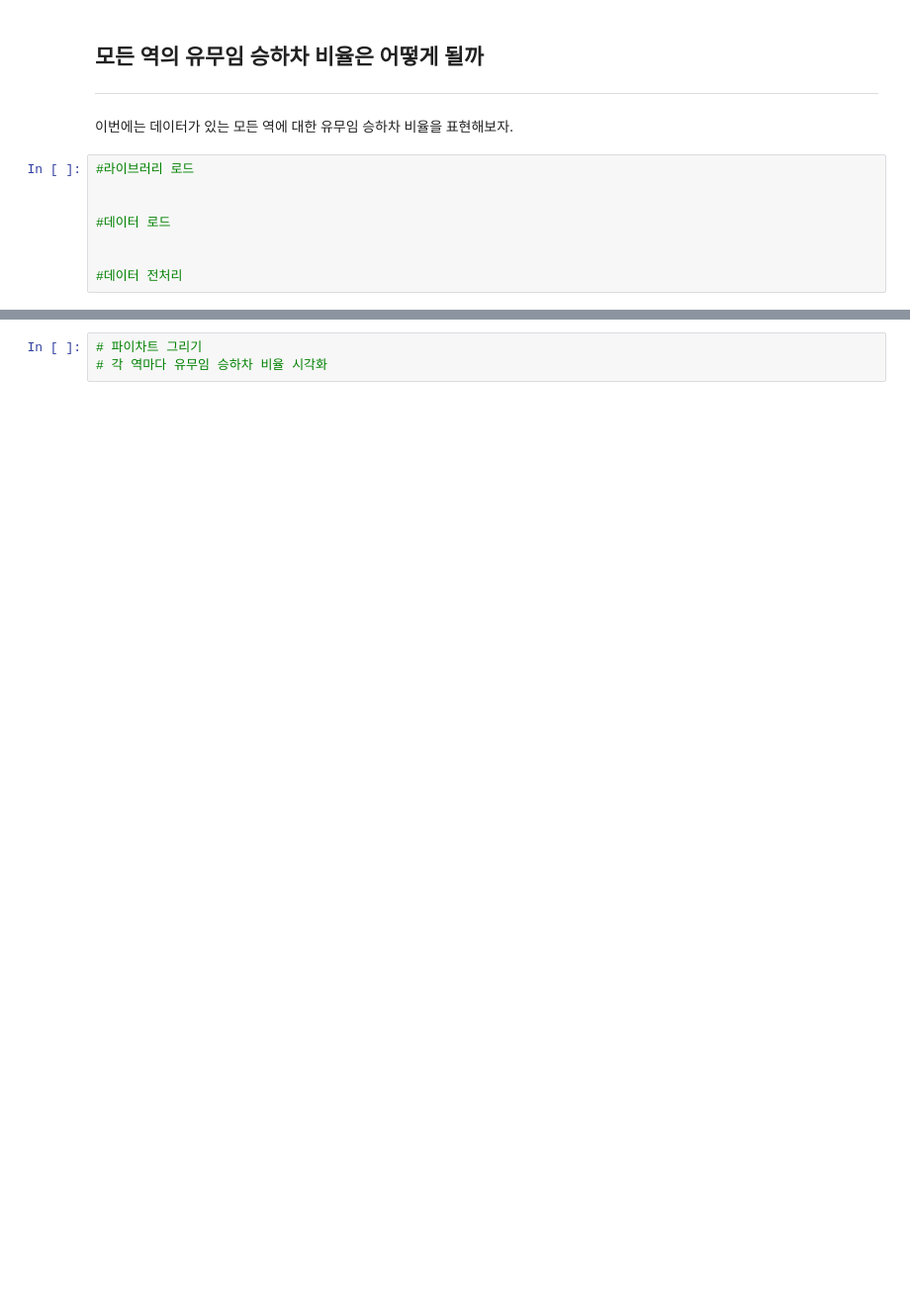
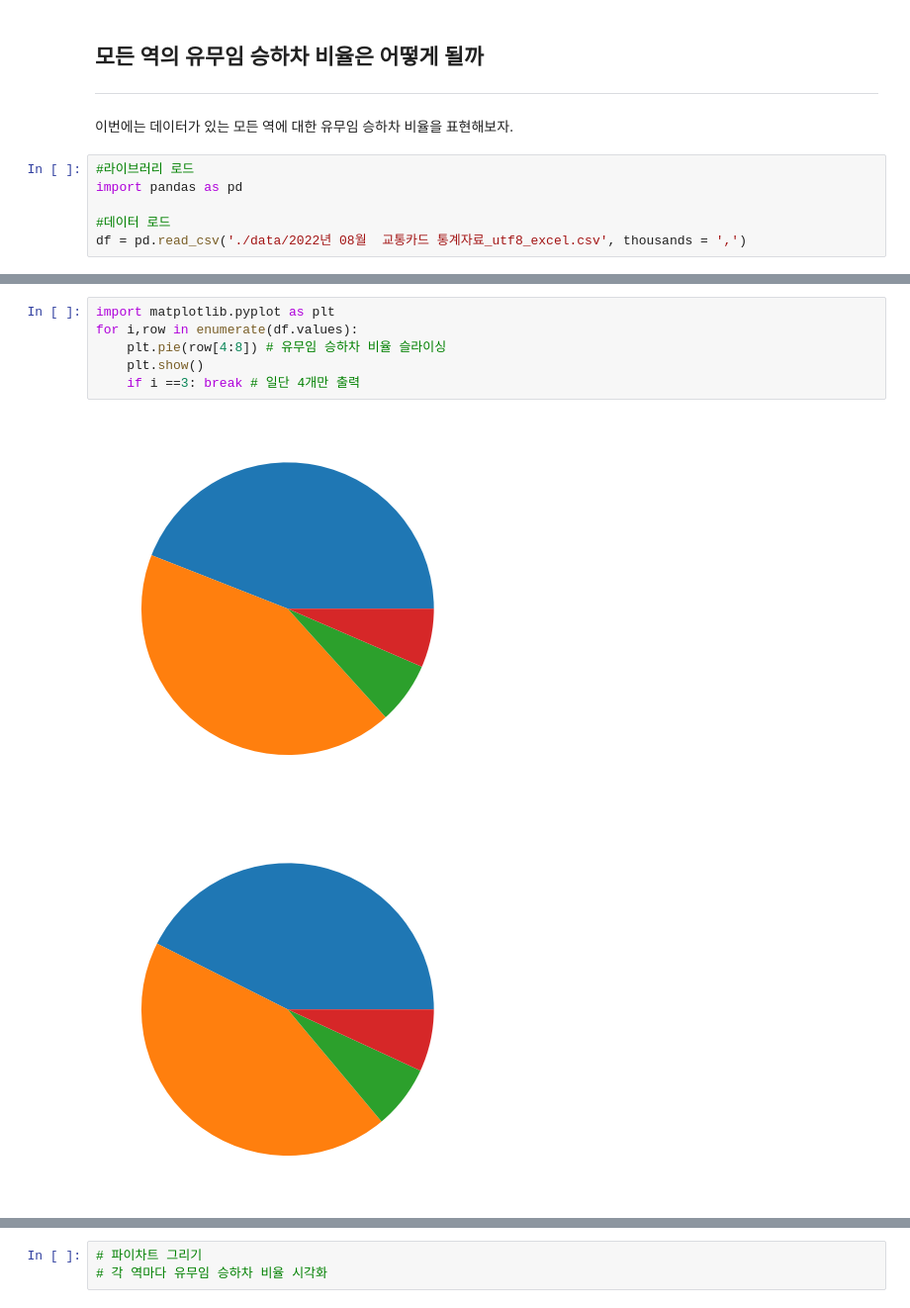
Before and after one commit to BomiDevlog/Multicampus-Data, a Jupyter notebook: DS/2-3.open api[대중교통]_배포용.ipynb, the cells around one changed output, grey strips where cells are left out. Shown at 99% size. Saved outputs shown, nothing was run; the diff lists cells and outputs as text; blank space fills up the shorter version.

```diff
--- a/DS/2-3.open api[대중교통]_배포용.ipynb
+++ b/DS/2-3.open api[대중교통]_배포용.ipynb
@@ -612,9 +926,7 @@ print(f'무임하차 : {line} {subname} {num}')
 이번에는 데이터가 있는 모든 역에 대한 유무임 승하차 비율을 표현해보자.
 # %%
 #라이브러리 로드
-
+import pandas as pd
 
 #데이터 로드
-
-
-#데이터 전처리
+df = pd.read_csv('./data/2022년 08월  교통카드 통계자료_utf8_excel.csv', thousands = ',')
@@ -620,0 +952,9 @@ print(f'무임하차 : {line} {subname} {num}')
+# %%
+import matplotlib.pyplot as plt
+for i,row in enumerate(df.values):
+    plt.pie(row[4:8]) # 유무임 승하차 비율 슬라이싱
+    plt.show()
+    if i ==3: break # 일단 4개만 출력
+# %% [output]
+[figure, added]
+[figure, added]
```
Also changed, not shown: parts of 61 cells of this notebook, 4 other files.
